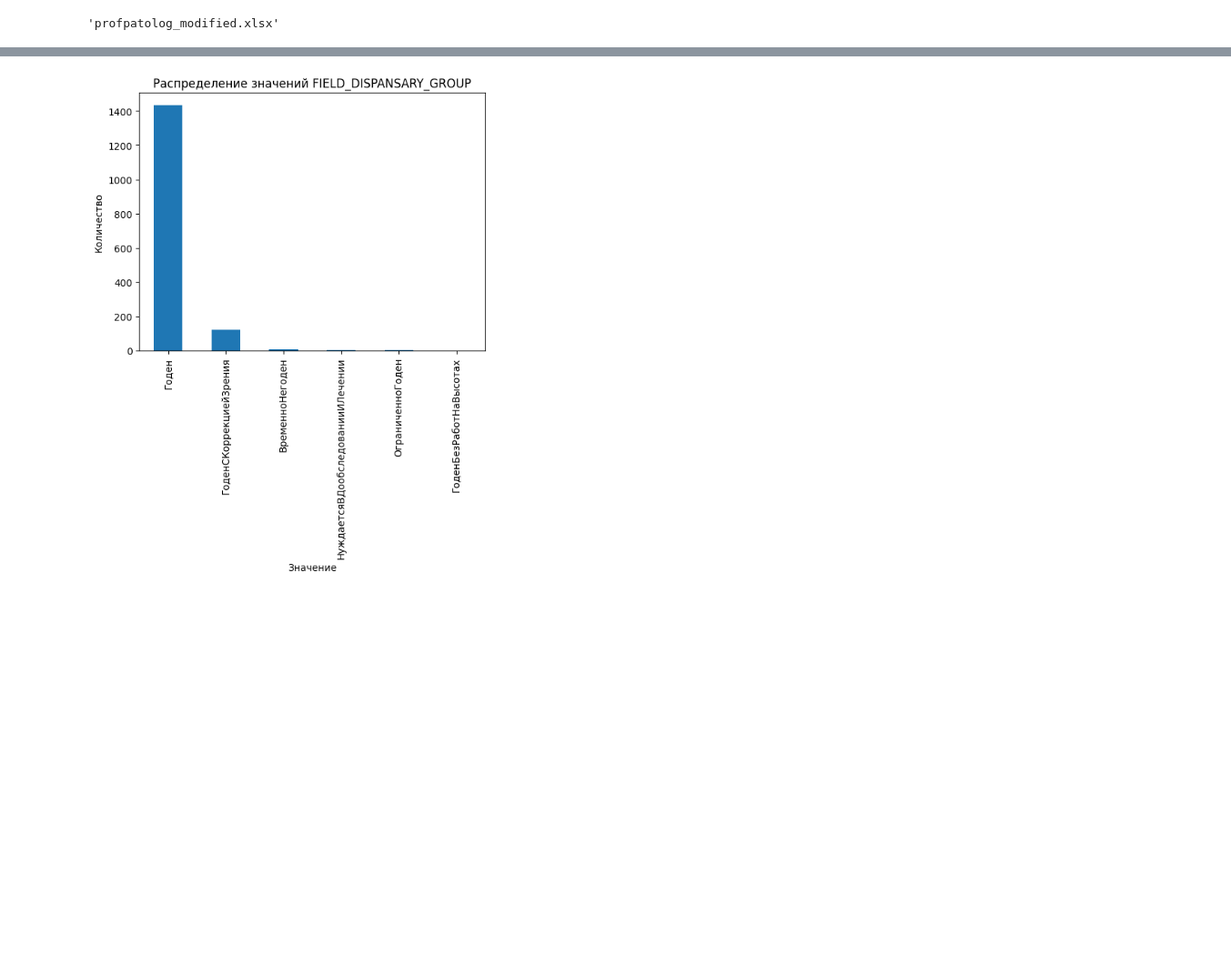
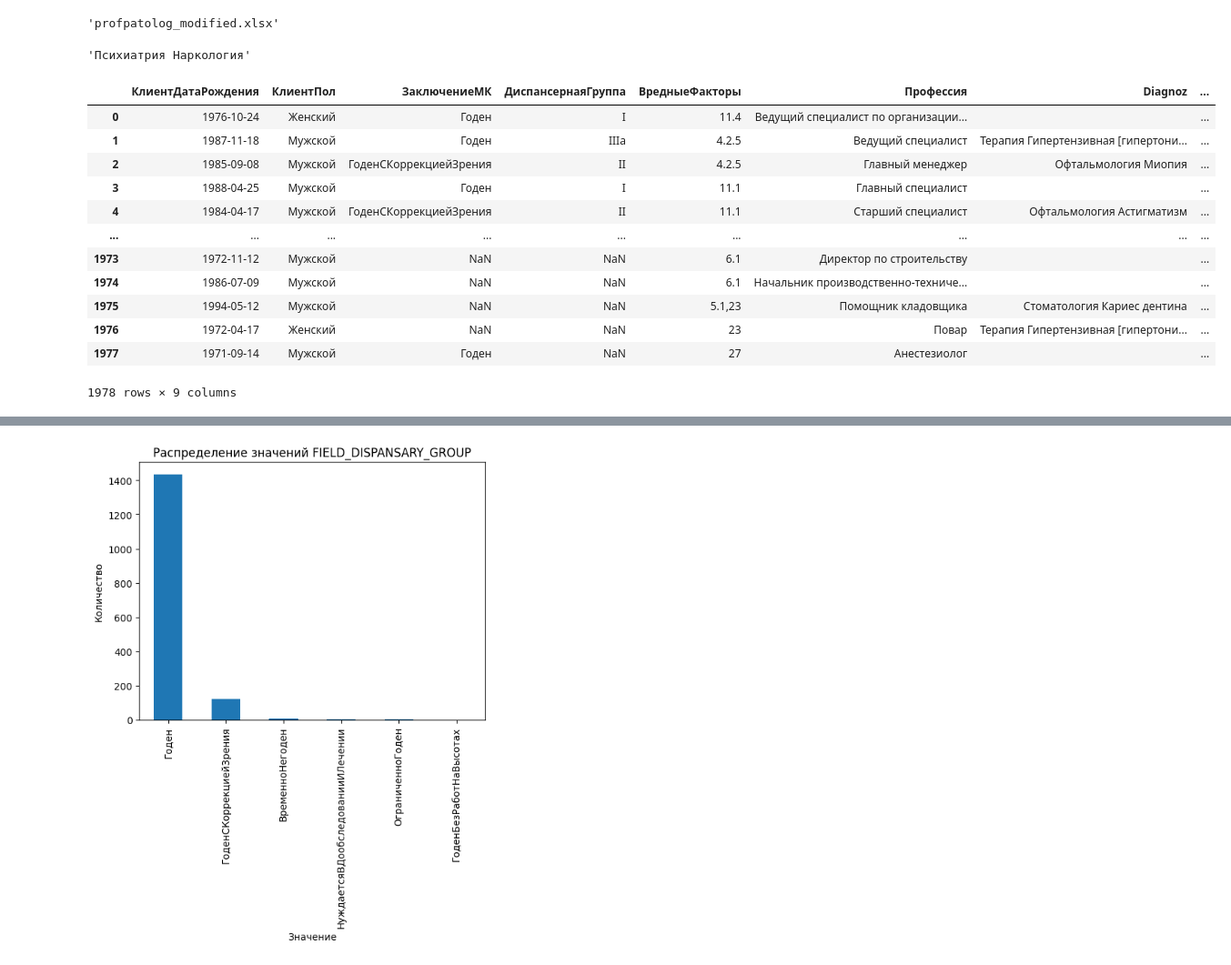
Before and after one commit to Untick/InspectrumClinic_RecSys, a Jupyter notebook: Paul Himyak/main_25_05.ipynb, the cells around one changed output, grey strips where cells are left out. Shown at 91% size. Drawn from its saved outputs; the diff is of its cells as text; code cells hidden in the pictures; blank space fills up the shorter version.

```diff
--- a/Paul Himyak/main_25_05.ipynb
+++ b/Paul Himyak/main_25_05.ipynb
@@ -72,0 +74,52 @@ FIELD_NEW_CLIENT_PROFESSION = "Profession"
+# %%
+import re
+#функция из названя столбца выделяет первое значение
+def extract_specialist_from_column_name(string):
+    # Выделить первую часть до символа `_`
+    first_part = string.split("_")[0]
+
+    # Разбить первую часть на слова по стилю CamelCase и исключить цифры
+    words = re.findall('[A-ZА-ЯЁ][a-zа-яё]*', first_part)
+
+    # Объединить слова в строку с пробелами
+    result = ' '.join(words)
+
+    return result
+extract_specialist_from_column_name("ПсихиатрияНаркология1_ДиагнозПредставление1")
+# %% [output]
+'Психиатрия Наркология'
+# %%
+#функция объединения ячеек в одну удаляя ненужный символ и объединяя вместе с названиями колонок
+def join_not_nan_columns(df, columns_filter, value_for_unset = None):
+  if value_for_unset is not None:
+    df.loc[:, columns_filter.columns] = df.loc[:, columns_filter.columns].replace(value_for_unset, np.nan)
+  return df[columns_filter.columns].apply(lambda row: ",".join(f"{extract_specialist_from_column_name(column_name)} {value}" for column_name, value in zip(columns_filter.columns, row) if pd.notna(value)), axis=1)
+# %%
+diag_filter = df.filter(regex="(?i)Диагноз\s?Представление")
+df[FIELD_NEW_CLIENT_DIAG] =  join_not_nan_columns(df, diag_filter, value_for_unset="Общий медицинский осмотр")
+#Удаляю ненужные колонки
+df = df.drop(columns=diag_filter)
+# %%
+additions_filter = df.filter(regex="(?i)Дополнение_Значение$")
+df[FIELD_NEW_CLIENT_ADDITIONS] = join_not_nan_columns(df, additions_filter)
+df = df.drop(columns=additions_filter)
+# %%
+mkbs_filter = df.filter(regex="(?i)МКБ10")
+df[FIELD_NEW_MKBS] = join_not_nan_columns(df, mkbs_filter, value_for_unset="Z00.0")
+df = df.drop(columns=mkbs_filter)
+# %%
+df
+# %% [output]
+|  | КлиентДатаРождения | КлиентПол | ЗаключениеМК | ДиспансернаяГруппа | ВредныеФакторы | Профессия | Diagnoz | ... |
+| 0 | 1976-10-24 | Женский | Годен | I | 11.4 | Ведущий специалист по организации... |  | ... |
+| 1 | 1987-11-18 | Мужской | Годен | IIIа | 4.2.5 | Ведущий специалист | Терапия Гипертензивная [гипертони... | ... |
+| 2 | 1985-09-08 | Мужской | ГоденСКоррекциейЗрения | II | 4.2.5 | Главный менеджер | Офтальмология Миопия | ... |
+| 3 | 1988-04-25 | Мужской | Годен | I | 11.1 | Главный специалист |  | ... |
+| 4 | 1984-04-17 | Мужской | ГоденСКоррекциейЗрения | II | 11.1 | Старший специалист | Офтальмология Астигматизм | ... |
+| ... | ... | ... | ... | ... | ... | ... | ... | ... |
+| 1973 | 1972-11-12 | Мужской | NaN | NaN | 6.1 | Директор по строительству |  | ... |
+| 1974 | 1986-07-09 | Мужской | NaN | NaN | 6.1 | Начальник производственно-техниче... |  | ... |
+| 1975 | 1994-05-12 | Мужской | NaN | NaN | 5.1,23 | Помощник кладовщика | Стоматология Кариес дентина | ... |
+| 1976 | 1972-04-17 | Женский | NaN | NaN | 23 | Повар | Терапия Гипертензивная [гипертони... | ... |
+| 1977 | 1971-09-14 | Мужской | Годен | NaN | 27 | Анестезиолог |  | ... |
+1978 rows × 9 columns
```
Also changed, not shown: parts of 52 cells of this notebook.
